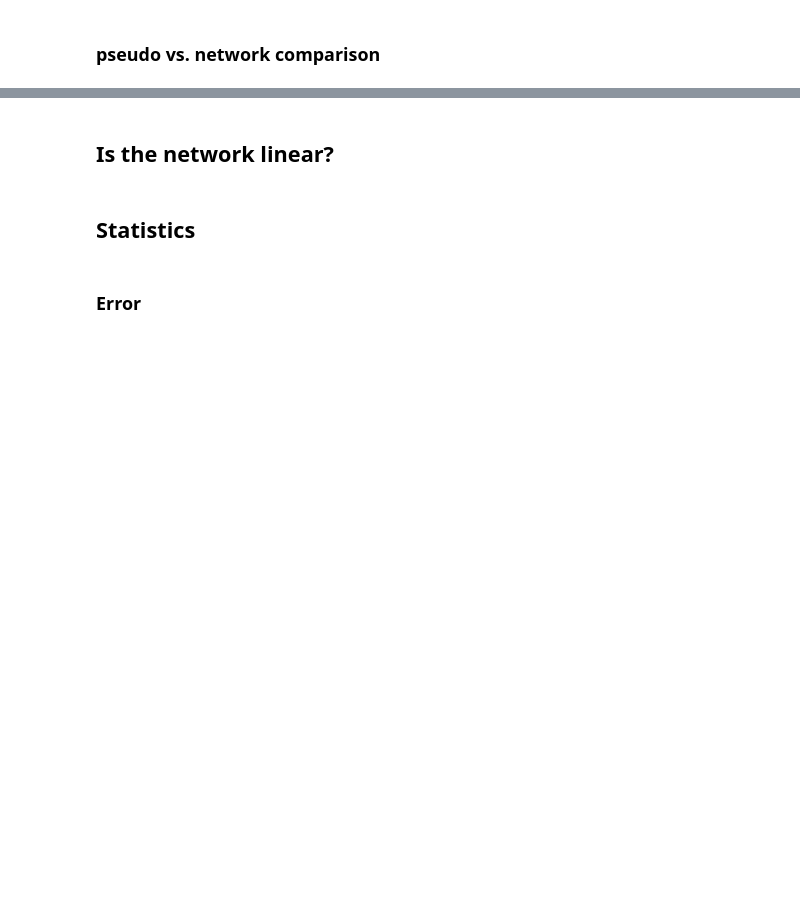
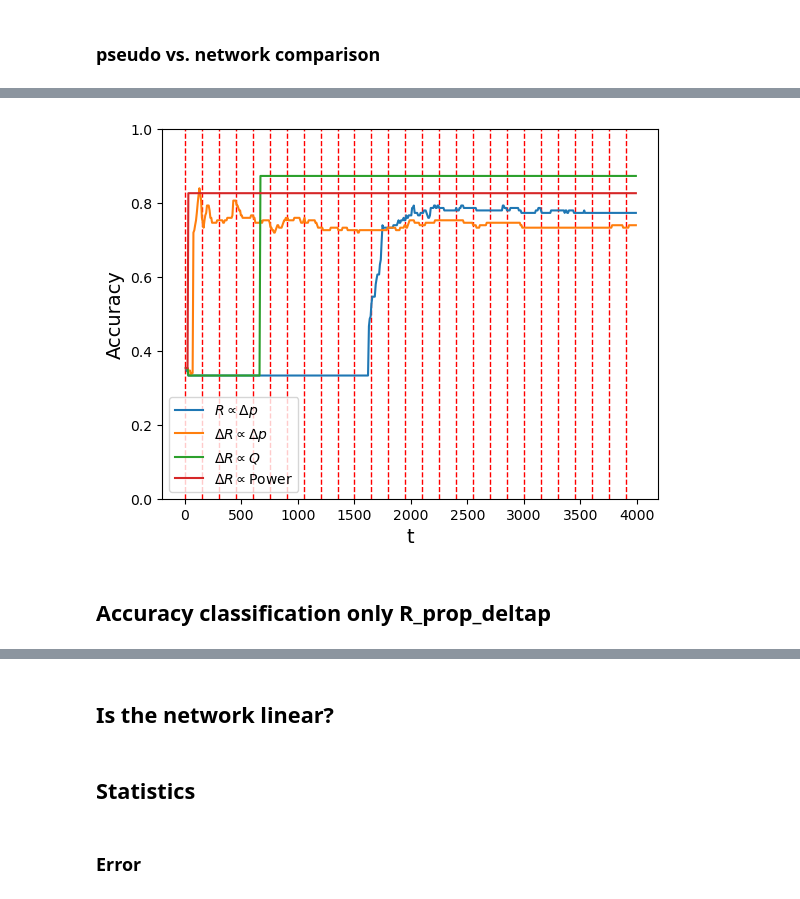
Before and after one commit to RoieEzraty/Network_combine, a Jupyter notebook: Network_main.ipynb, the cells around one changed output, grey strips where cells are left out. Drawn from its saved outputs; the diff is of its cells as text; code cells hidden in the pictures; blank space fills up the shorter version.

```diff
--- a/Network_main.ipynb
+++ b/Network_main.ipynb
@@ -463,5 +576,15 @@ figure_plots.plot_comparison_pseudo(R_in_t_pseudo, R_in_t_network, loss_in_t_pse
 # %%
-t_final = np.load('C:/Users/SMR_Admin/OneDrive - huji.ac.il/PhD/Network Simulation repo/figs and data/2024.9/accuracy_pt8/t_final.npy')
-t_for_accuracy = np.load('C:/Users/SMR_Admin/OneDrive - huji.ac.il/PhD/Network Simulation repo/figs and data/2024.9/accuracy_pt8/t_for_accuracy.npy')
-accuracy_in_t = np.load('C:/Users/SMR_Admin/OneDrive - huji.ac.il/PhD/Network Simulation repo/figs and data/2024.9/accuracy_pt8/accuracy.npy')
-dataset_len = np.load('C:/Users/SMR_Admin/OneDrive - huji.ac.il/PhD/Network Simulation repo/figs and data/2024.9/accuracy_pt8/dataset_len.npy')
+t_final = np.load('C:/Users/SMR_Admin/OneDrive - huji.ac.il/PhD/Network Simulation repo/figs and data/2024.9/classification different materials/R_propto_deltap/t.npy')
+dataset_shape = np.load('C:/Users/SMR_Admin/OneDrive - huji.ac.il/PhD/Network Simulation repo/figs and data/2024.9/classification different materials/R_propto_deltap/dataset_shape.npy')
+
+t_for_accuracy_R_propto_deltap = np.load('C:/Users/SMR_Admin/OneDrive - huji.ac.il/PhD/Network Simulation repo/figs and data/2024.9/classification different materials/R_propto_deltap/t_for_accuracy.npy')
+accuracy_in_t_R_propto_deltap = np.load('C:/Users/SMR_Admin/OneDrive - huji.ac.il/PhD/Network Simulation repo/figs and data/2024.9/classification different materials/R_propto_deltap/accuracy_in_t.npy')
+
+t_for_accuracy_deltaR_propto_deltap = np.load('C:/Users/SMR_Admin/OneDrive - huji.ac.il/PhD/Network Simulation repo/figs and data/2024.9/classification different materials/deltaR_propto_deltap/t_for_accuracy.npy')
+accuracy_in_t_deltaR_propto_deltap = np.load('C:/Users/SMR_Admin/OneDrive - huji.ac.il/PhD/Network Simulation repo/figs and data/2024.9/classification different materials/deltaR_propto_deltap/accuracy_in_t.npy')
+
+t_for_accuracy_deltaR_propto_Q = np.load('C:/Users/SMR_Admin/OneDrive - huji.ac.il/PhD/Network Simulation repo/figs and data/2024.9/classification different materials/deltaR_propto_Q/t_for_accuracy.npy')
+accuracy_in_t_deltaR_propto_Q = np.load('C:/Users/SMR_Admin/OneDrive - huji.ac.il/PhD/Network Simulation repo/figs and data/2024.9/classification different materials/deltaR_propto_Q/accuracy_in_t.npy')
+
+t_for_accuracy_deltaR_propto_Power = np.load('C:/Users/SMR_Admin/OneDrive - huji.ac.il/PhD/Network Simulation repo/figs and data/2024.9/classification different materials/deltaR_propto_Power/t_for_accuracy.npy')
+accuracy_in_t_deltaR_propto_Power = np.load('C:/Users/SMR_Admin/OneDrive - huji.ac.il/PhD/Network Simulation repo/figs and data/2024.9/classification different materials/deltaR_propto_Power/accuracy_in_t.npy')
@@ -467,0 +611,13 @@ dataset_len = np.load('C:/Users/SMR_Admin/OneDrive - huji.ac.il/PhD/Network Simu
+# %%
+# Reload the module to reflect any changes made
+importlib.reload(figure_plots)
+
+figure_plots.plot_accuracy_4_materials(t_final, dataset_shape,\
+                                       t_for_accuracy_R_propto_deltap, accuracy_in_t_R_propto_deltap,\
+                                       t_for_accuracy_deltaR_propto_deltap, accuracy_in_t_deltaR_propto_deltap,\
+                                       t_for_accuracy_deltaR_propto_Q, accuracy_in_t_deltaR_propto_Q,\
+                                       t_for_accuracy_deltaR_propto_Power, accuracy_in_t_deltaR_propto_Power)
+# %% [output]
+[figure, added]
+# %% [markdown]
+## Accuracy classification only R_prop_deltap
```
Also changed, not shown: parts of 37 cells of this notebook, 3 other files.
